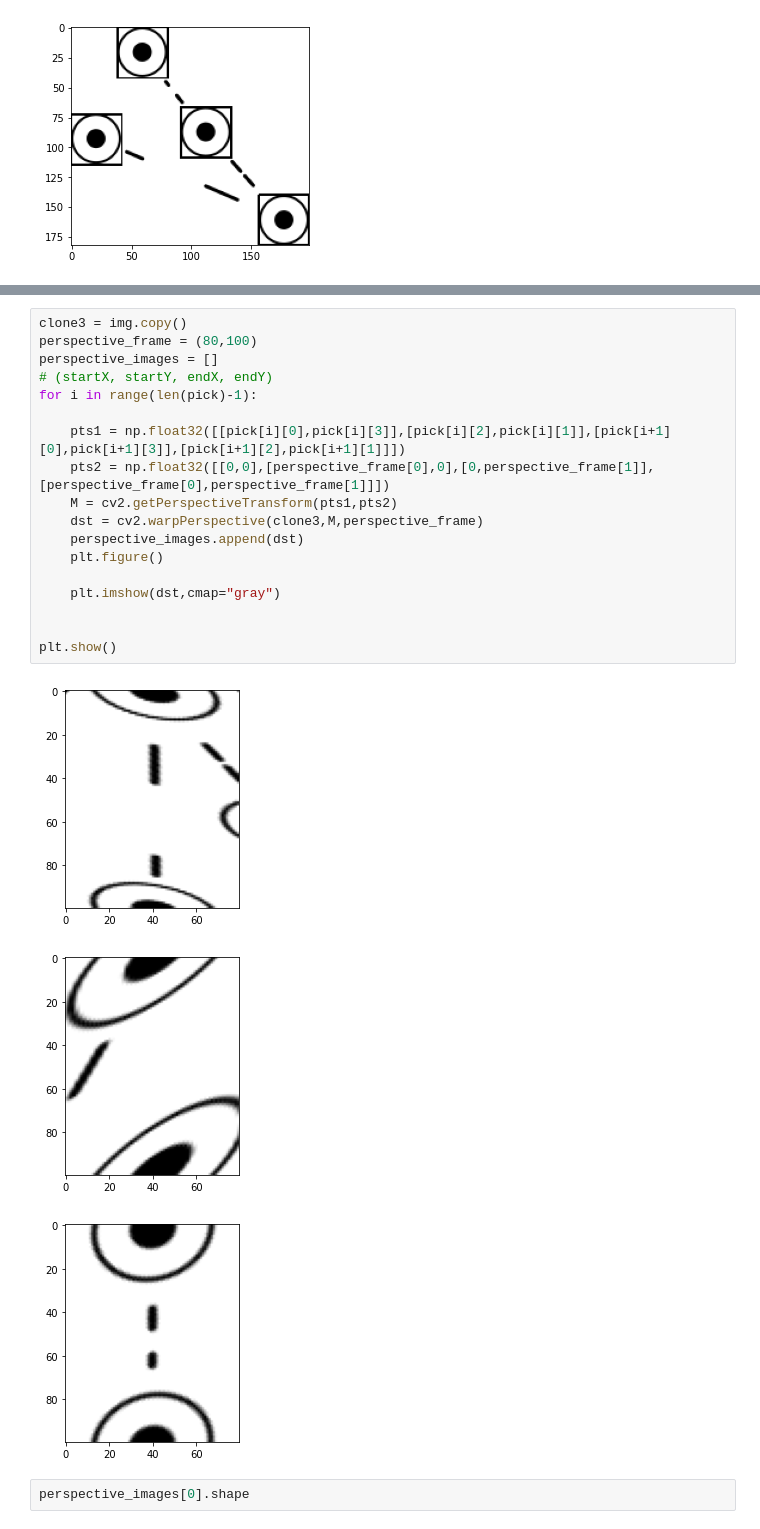
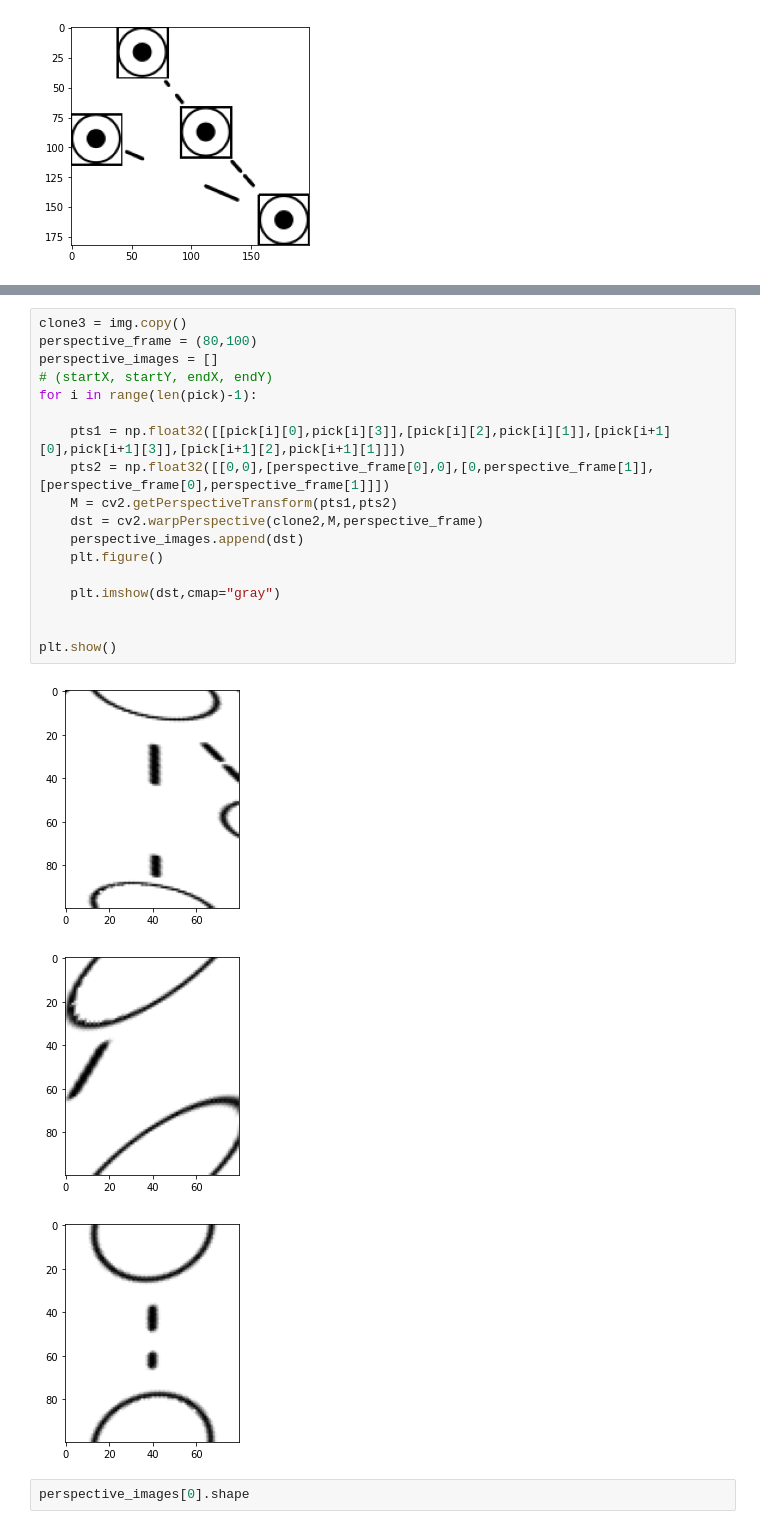
Before and after one commit to yogesh895/FlamCode, a Jupyter notebook: detection/detector.ipynb, the cells around one changed output, grey strips where cells are left out. Saved outputs shown, nothing was run; the diff lists cells and outputs as text.

```diff
--- a/detection/detector.ipynb
+++ b/detection/detector.ipynb
@@ -73,25 +153,25 @@ print(centers,"shape of image",img.shape)
 # %%
 clone3 = img.copy()
 perspective_frame = (80,100)
 perspective_images = []
 # (startX, startY, endX, endY)
 for i in range(len(pick)-1):
 
     pts1 = np.float32([[pick[i][0],pick[i][3]],[pick[i][2],pick[i][1]],[pick[i+1][0],pick[i+1][3]],[pick[i+1][2],pick[i+1][1]]])
     pts2 = np.float32([[0,0],[perspective_frame[0],0],[0,perspective_frame[1]],[perspective_frame[0],perspective_frame[1]]])
     M = cv2.getPerspectiveTransform(pts1,pts2)
-    dst = cv2.warpPerspective(clone3,M,perspective_frame)
+    dst = cv2.warpPerspective(clone2,M,perspective_frame)
     perspective_images.append(dst)
     plt.figure()
 
     plt.imshow(dst,cmap="gray")
 
 
 plt.show()
 # %% [output]
-[figure, old version]
+[figure, new version]
-[figure, old version]
+[figure, new version]
-[figure, old version]
+[figure, new version]
 # %%
 perspective_images[0].shape
 # %% [output]
```
Also changed, not shown: parts of 6 cells of this notebook, 4 other files.
